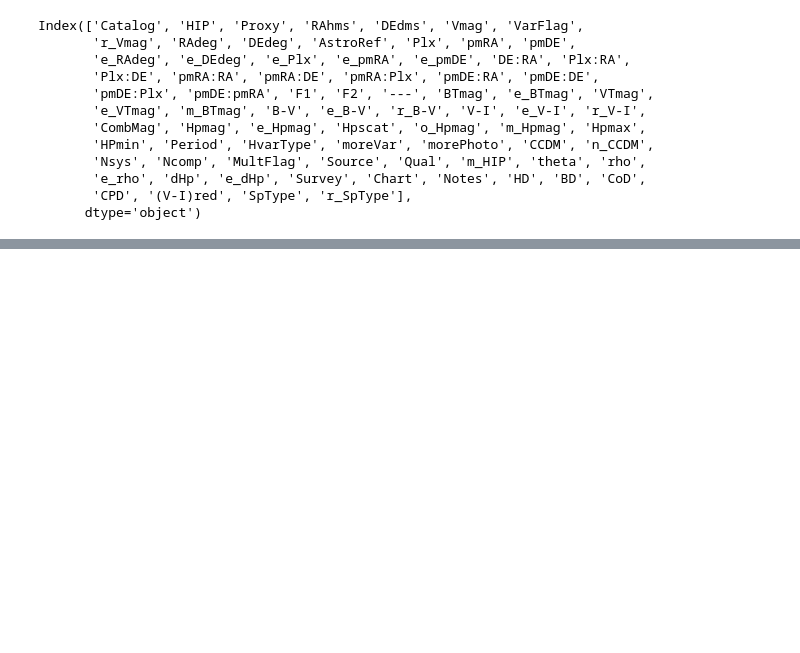
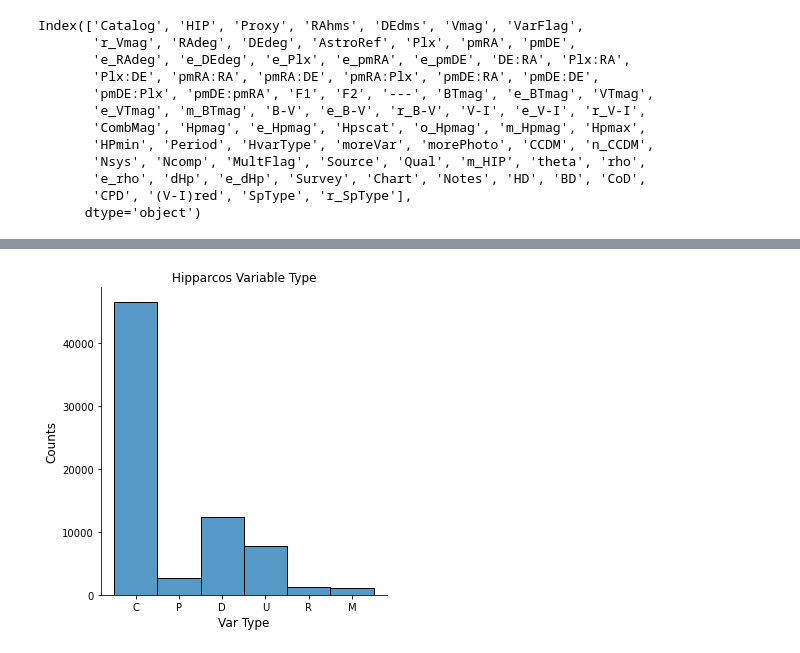
Before and after one commit to mdadighat/DataScience, a Jupyter notebook: HipparcosExploration.ipynb, the cells around one changed output, grey strips where cells are left out. Cells and saved outputs as stored; diff of their text form; code cells hidden in the pictures; blank space fills up the shorter version.

```diff
--- a/HipparcosExploration.ipynb
+++ b/HipparcosExploration.ipynb
@@ -405,0 +111,8 @@ The source of the spectral type. The flag indicates the source as follows:
+# %%
+sns.displot(df["HvarType"])
+plt.title('Hipparcos Variable Type')
+plt.ylabel('Counts', fontsize=12)
+plt.xlabel('Var Type', fontsize=12)
+plt.show()
+# %% [output]
+[figure, added]
```
Also changed, not shown: parts of 29 cells of this notebook, 1 other file.
